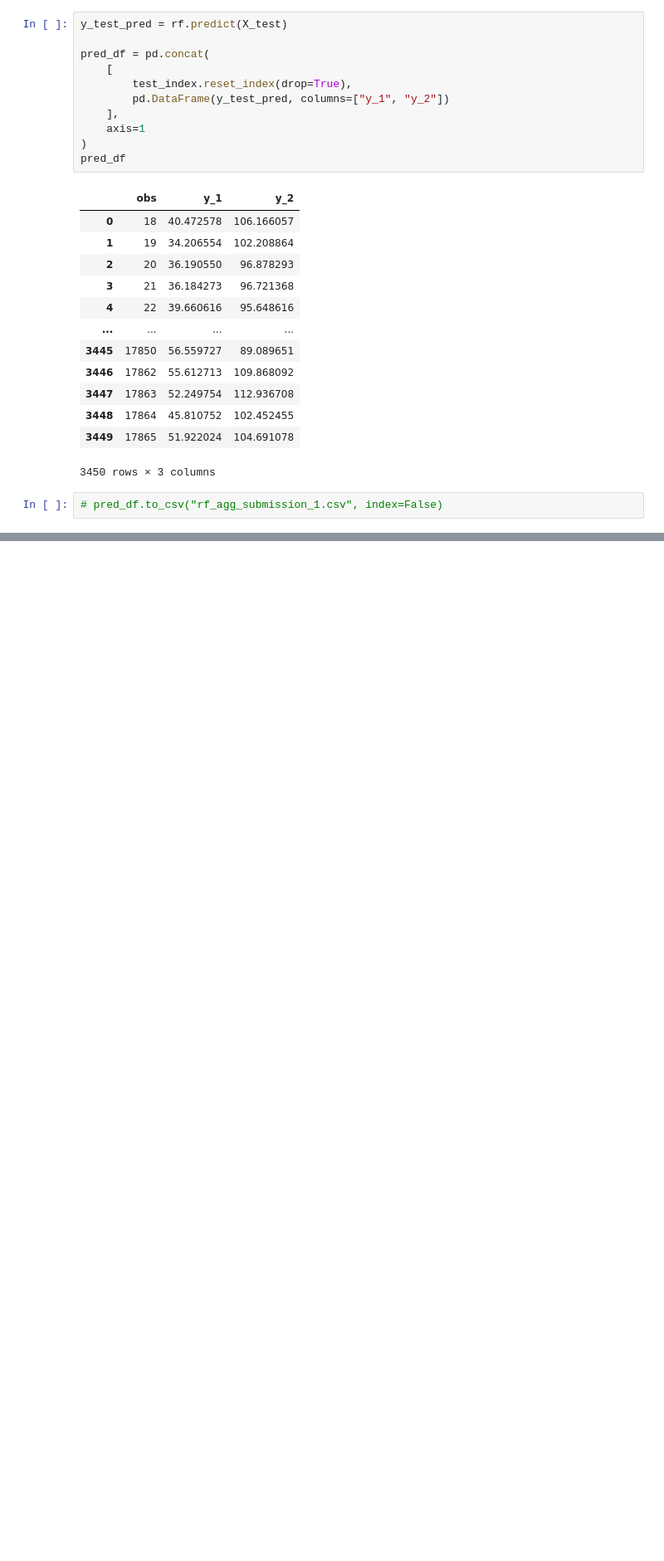
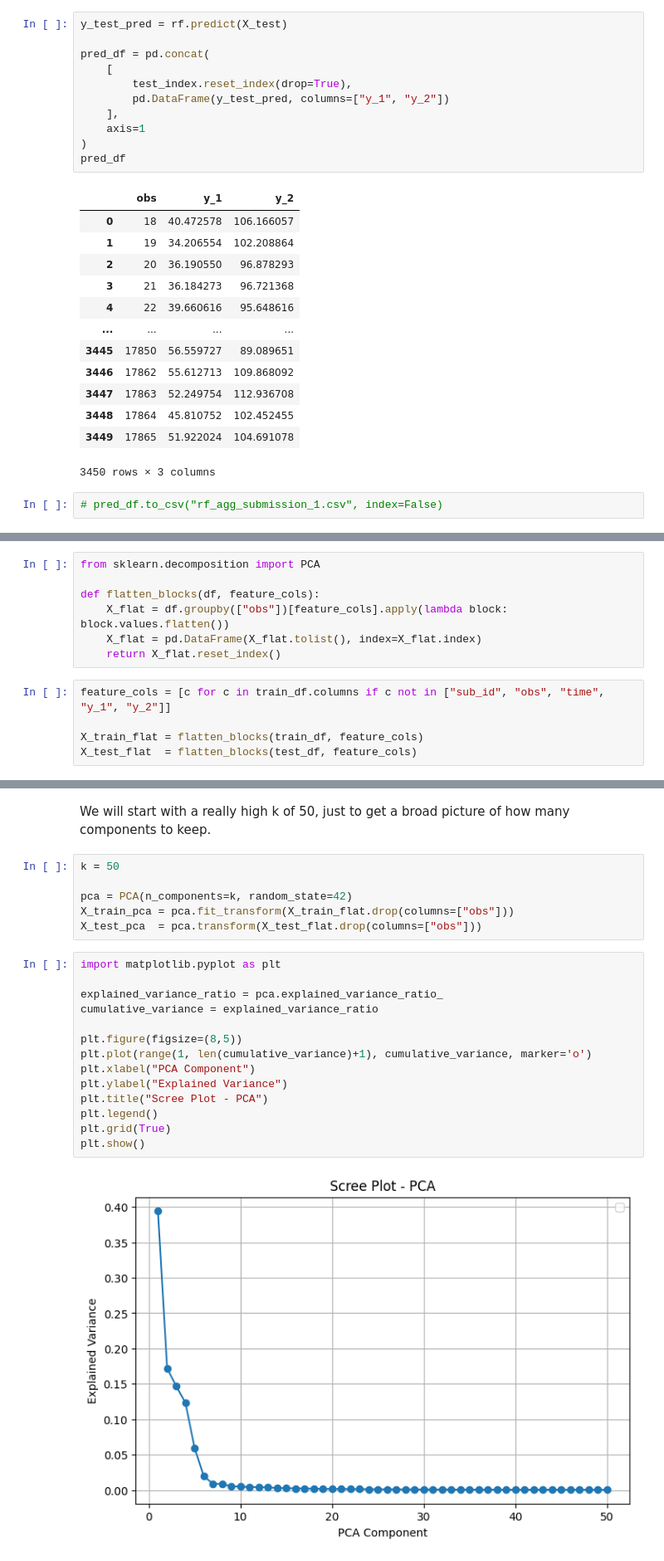
Before and after one commit to cyab05/advanced_ml_project, a Jupyter notebook: connor_random_forest.ipynb, the cells around one changed output, grey strips where cells are left out. Shown at 83% size. Drawn from its saved outputs; the diff is of its cells as text; blank space fills up the shorter version.

```diff
--- a/connor_random_forest.ipynb
+++ b/connor_random_forest.ipynb
@@ -164,0 +167,12 @@ pred_df
+# %%
+from sklearn.decomposition import PCA
+
+def flatten_blocks(df, feature_cols):
+    X_flat = df.groupby(["obs"])[feature_cols].apply(lambda block: block.values.flatten())
+    X_flat = pd.DataFrame(X_flat.tolist(), index=X_flat.index)
+    return X_flat.reset_index()
+# %%
+feature_cols = [c for c in train_df.columns if c not in ["sub_id", "obs", "time", "y_1", "y_2"]]
+
+X_train_flat = flatten_blocks(train_df, feature_cols)
+X_test_flat  = flatten_blocks(test_df, feature_cols)
@@ -164,0 +194,24 @@ pred_df
+# %% [markdown]
+We will start with a really high k of 50, just to get a broad picture of how many components to keep.
+# %%
+k = 50
+
+pca = PCA(n_components=k, random_state=42)
+X_train_pca = pca.fit_transform(X_train_flat.drop(columns=["obs"]))
+X_test_pca  = pca.transform(X_test_flat.drop(columns=["obs"]))
+# %%
+import matplotlib.pyplot as plt
+
+explained_variance_ratio = pca.explained_variance_ratio_
+cumulative_variance = explained_variance_ratio
+
+plt.figure(figsize=(8,5))
+plt.plot(range(1, len(cumulative_variance)+1), cumulative_variance, marker='o')
+plt.xlabel("PCA Component")
+plt.ylabel("Explained Variance")
+plt.title("Scree Plot - PCA")
+plt.legend()
+plt.grid(True)
+plt.show()
+# %% [output]
+[figure, added]
```
Also changed, not shown: parts of 11 cells of this notebook.
